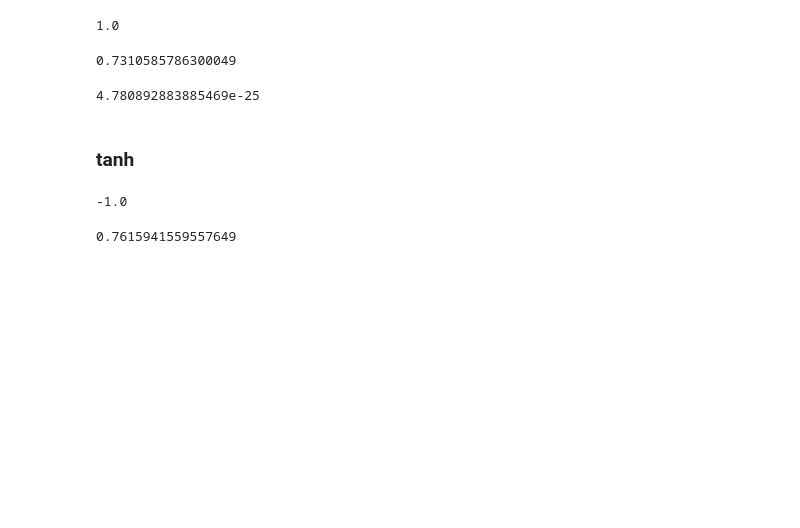
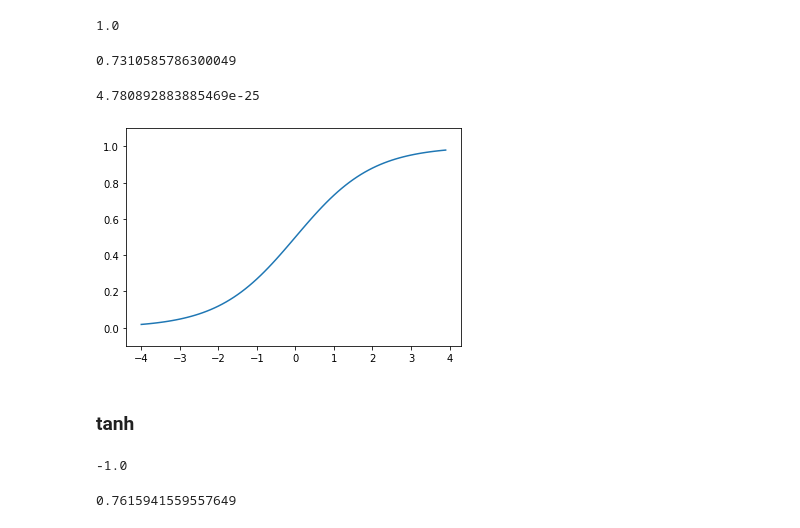
Before and after one commit to gkstlsgp3as/Deep_Learning_Tutorial, a Jupyter notebook: 2. Loss Function.ipynb, the cells around one changed output. Cells and saved outputs as stored; diff of their text form; code cells hidden in the pictures; blank space fills up the shorter version.

```diff
--- a/2. Loss Function.ipynb
+++ b/2. Loss Function.ipynb
@@ -5,9 +5,11 @@ Let's make a function that computes loss function
 ### sigmoid
 # %%
 import math
+import matplotlib.pylab as plt
+import numpy as np
 
 def sigmoid(x):
-    return 1/(1+math.exp(-x))
+    return 1/(1+np.exp(-x))#1/(1+math.exp(-x))
 
 # output: 0~1
 # %%
@@ -22,6 +24,15 @@ sigmoid(1)
 sigmoid(-56) # very close to 0
 # %% [output]
 4.780892883885469e-25
+# %%
+x = np.arange(-4, 4, 0.1)
+y = sigmoid(x)
+
+plt.plot(x, y)
+plt.ylim(-0.1,1.1)
+plt.show()
+# %% [output]
+[figure, added]
 # %% [markdown]
 ### tanh
 # %%
```
Also changed, not shown: parts of 6 cells of this notebook.
